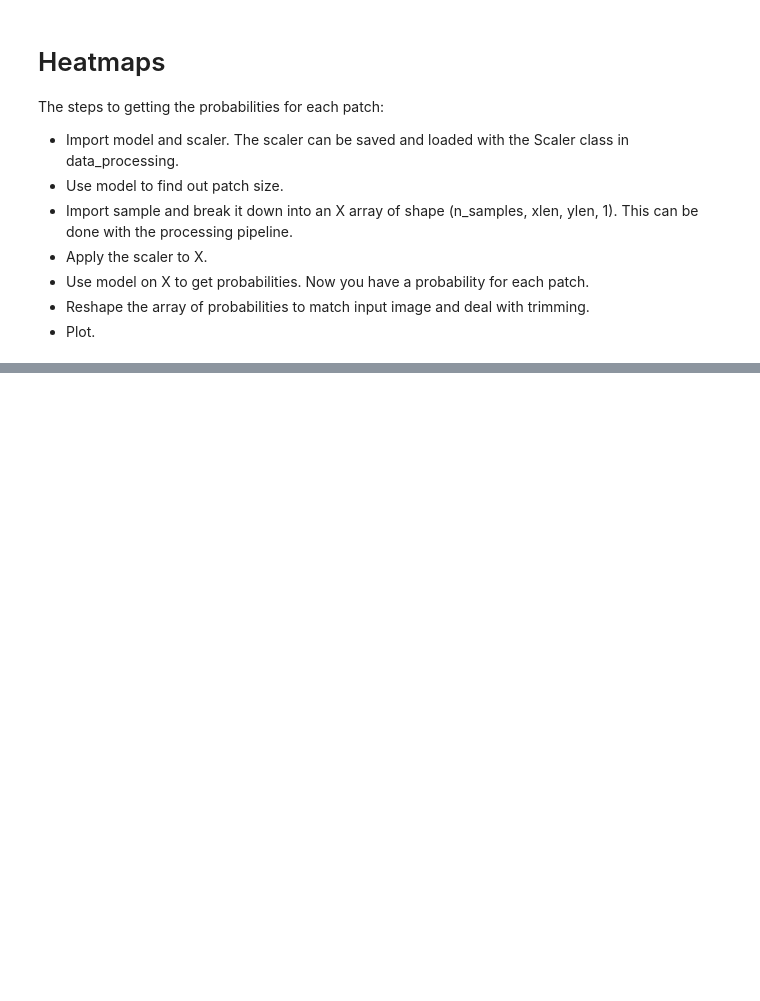
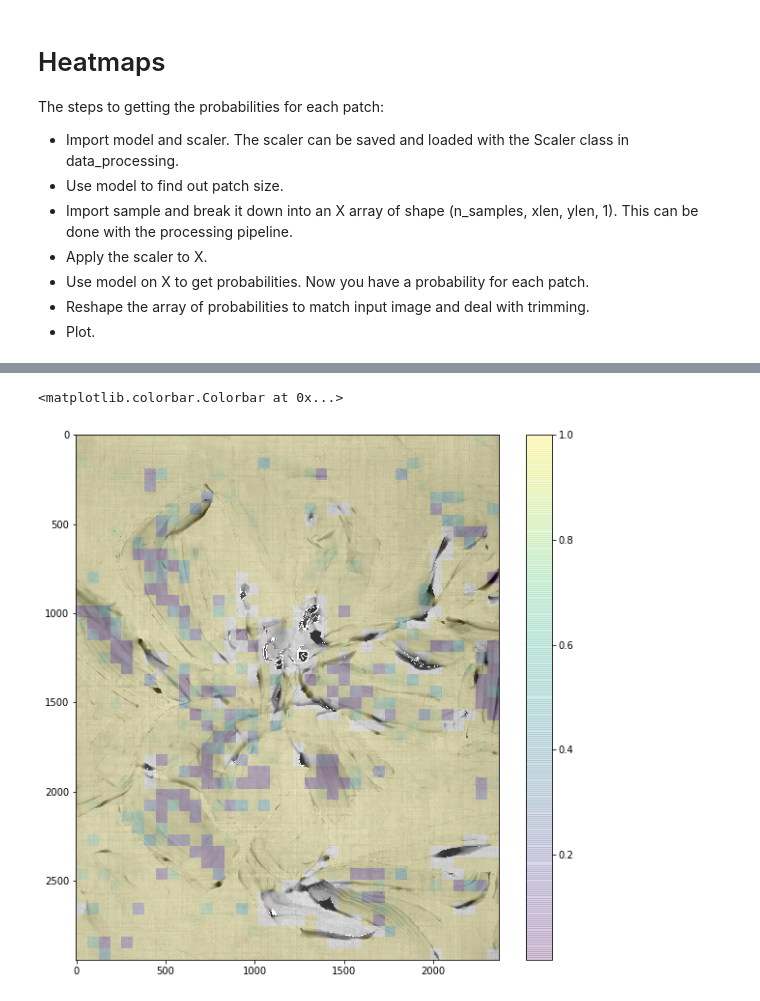
Before and after one commit to modw/painter-id, a Jupyter notebook: Visualizing network.ipynb, the cells around one changed output, grey strips where cells are left out. Drawn from its saved outputs; the diff is of its cells as text; code cells hidden in the pictures; blank space fills up the shorter version.

```diff
--- a/Visualizing network.ipynb
+++ b/Visualizing network.ipynb
@@ -192,0 +227,13 @@ plt.colorbar()
+# %%
+# display one on top of the other
+fig = plt.figure(figsize=(10,10))
+
+cmap = cm.get_cmap('viridis')
+cmap.set_bad(color='white')
+
+plt.imshow(data_array, cmap='binary',vmax=6000)
+plt.imshow(p_1, alpha=0.2, cmap=cmap)
+plt.colorbar()
+# %% [output]
+<matplotlib.colorbar.Colorbar at 0x...>
+[figure, added]
```
Also changed, not shown: parts of 26 cells of this notebook.
